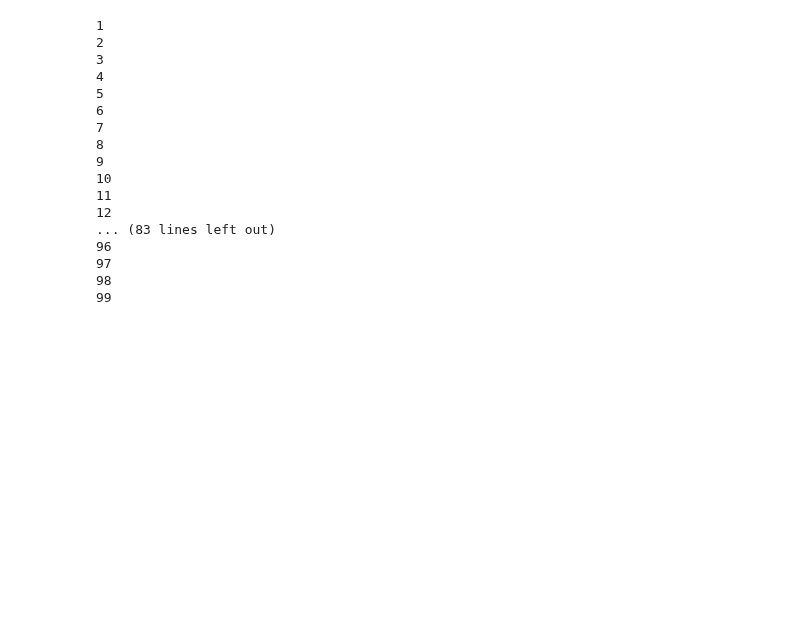
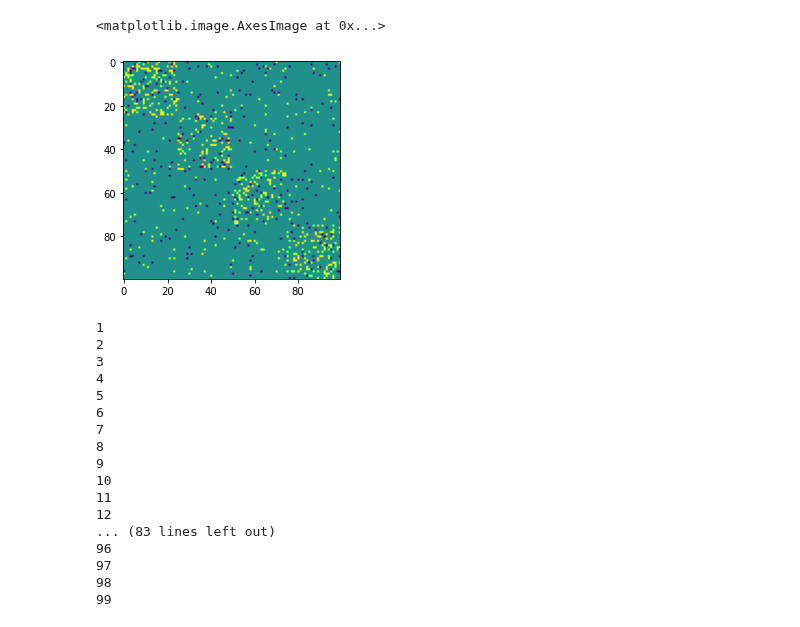
Before and after one commit to HuangHaoyu1997/Reservoir-Computing, a Jupyter notebook: test.ipynb, the cells around one changed output. Cells and saved outputs as stored; diff of their text form; code cells hidden in the pictures; blank space fills up the shorter version.

```diff
--- a/test.ipynb
+++ b/test.ipynb
@@ -1,3 +1,18 @@
+# %%
+A = A_cluster(N_hid=100,
+                  p_in=0.2,
+                  gamma=1.0,
+                  binary=True,
+                  type='ERC',
+                  p_ER=0.2,
+                  k=4)
+# %%
+zeros = np.array(A==0, dtype=np.float32)
+salt_noise = np.random.choice([-1,0,1], size=(100,100), p=[0.02,0.96,0.02])
+plt.imshow(salt_noise*zeros+A)
+# %% [output]
+<matplotlib.image.AxesImage at 0x...>
+[figure, added]
 # %%
 import networkx as nx
 import numpy as np
```
Also changed, not shown: parts of 5 cells of this notebook, 2 other files.
